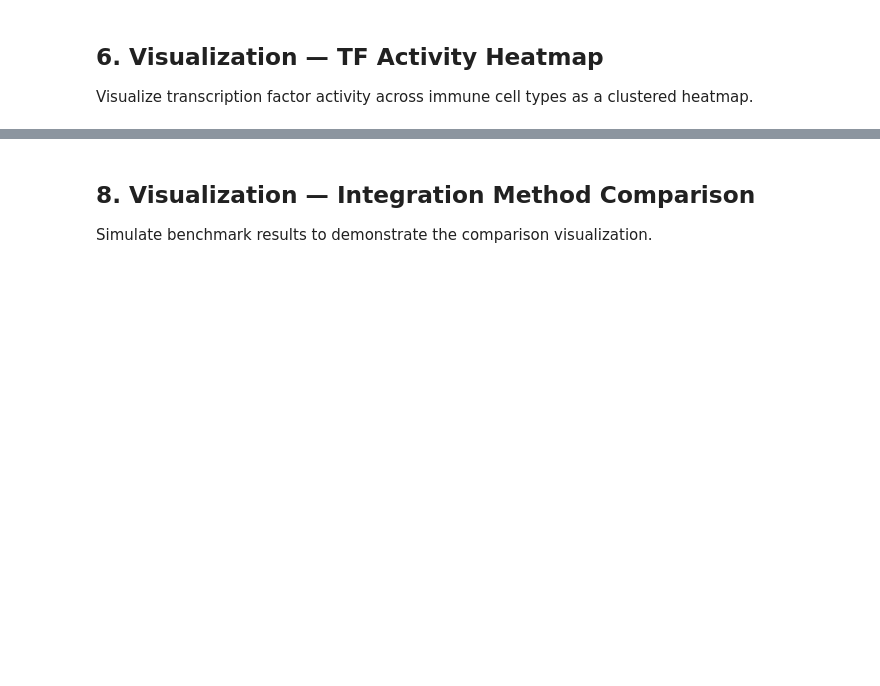
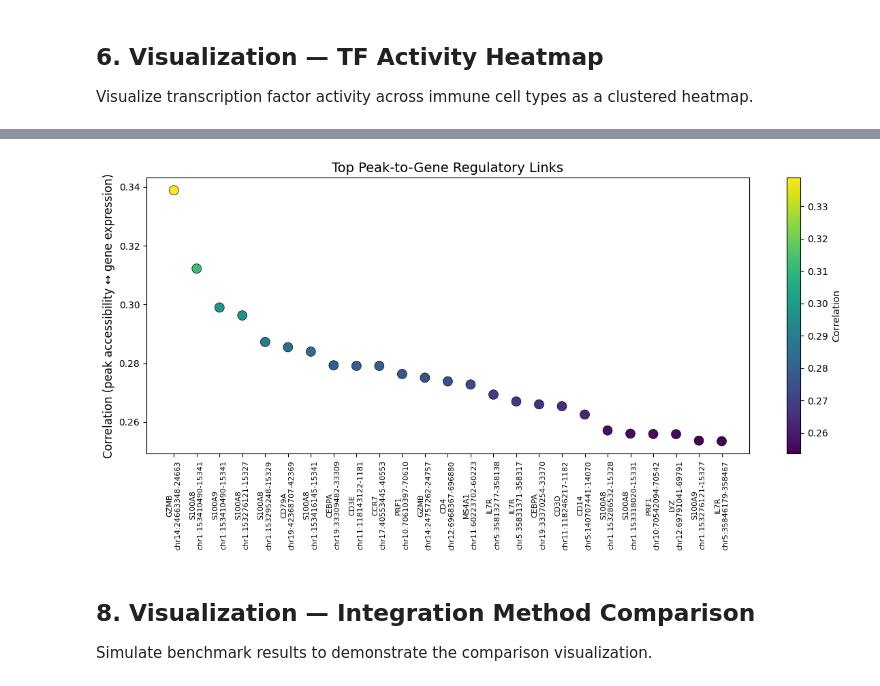
Before and after one commit to pgrady1322/immunomics, a Jupyter notebook: examples/multiomics_integration_demo.ipynb, the cells around one changed output, grey strips where cells are left out. Saved outputs shown, nothing was run; the diff lists cells and outputs as text; code cells hidden in the pictures; blank space fills up the shorter version.

```diff
--- a/examples/multiomics_integration_demo.ipynb
+++ b/examples/multiomics_integration_demo.ipynb
@@ -173,14 +497,13 @@ Link ATAC peaks to target genes by correlation analysis. We provide synthetic ge
 # %%
 from immunomics.analysis.peak_gene_links import link_peaks_to_genes
 
-# Create synthetic gene TSS annotations matching our peak locations
-gene_annotation = pd.DataFrame({
-    "gene_name": [f"Gene_{i}" for i in range(50)],
-    "chrom": [f"chr{(i % 22) + 1}" for i in range(50)],
-    "tss": [i * 500 + 150 for i in range(50)],  # Near our synthetic peaks
-})
+# Build gene annotation from our real TSS coordinates
+gene_annotation = pd.DataFrame([
+    {"gene_name": gene, "chrom": chrom, "tss": tss}
+    for gene, (chrom, tss) in gene_loci.items()
+])
 
-# Normalize RNA for correlation
+# Normalize RNA for correlation (log-normalized counts)
 adata_rna_norm = adata_rna.copy()
 sc.pp.normalize_total(adata_rna_norm, target_sum=1e4)
 sc.pp.log1p(adata_rna_norm)
@@ -188,13 +511,18 @@ sc.pp.log1p(adata_rna_norm)
 links = link_peaks_to_genes(
     adata_rna_norm,
     adata_atac,
-    max_distance=50000,
+    max_distance=100_000,
     min_correlation=0.05,
     pvalue_threshold=0.5,  # Relaxed for synthetic data
     gene_annotation=gene_annotation,
 )
 
-print(f"Peak-gene links found: {len(links)}")
+print(f"Peak–gene links found: {len(links)}")
 if len(links) > 0:
-    print(f"\nTop 5 links:")
-    print(links.head())
+    print(f"Unique genes linked: {links['gene'].nunique()}")
+    print(f"Mean correlation: {links['correlation'].mean():.3f}")
+    print(f"Correlation range: [{links['correlation'].min():.3f}, {links['correlation'].max():.3f}]")
+    print(f"\nTop 10 peak–gene links:")
+    display_cols = ["gene", "peak", "correlation", "pvalue_adj", "distance"]
+    cols = [c for c in display_cols if c in links.columns]
+    print(links[cols].head(10).to_string(index=False))
@@ -201,3 +551,13 @@ if len(links) > 0:
+# %%
+from immunomics.visualization.plots import plot_peak_gene_links
+
+if len(links) > 0:
+    fig = plot_peak_gene_links(links, top_n=min(25, len(links)), figsize=(12, 6))
+    plt.show()
+else:
+    print("No significant peak-gene links to plot (try relaxing thresholds).")
+# %% [output]
+[figure, added]
 # %% [markdown]
 ## 8. Visualization — Integration Method Comparison
 
```
Also changed, not shown: parts of 19 cells of this notebook, 1 other file.
